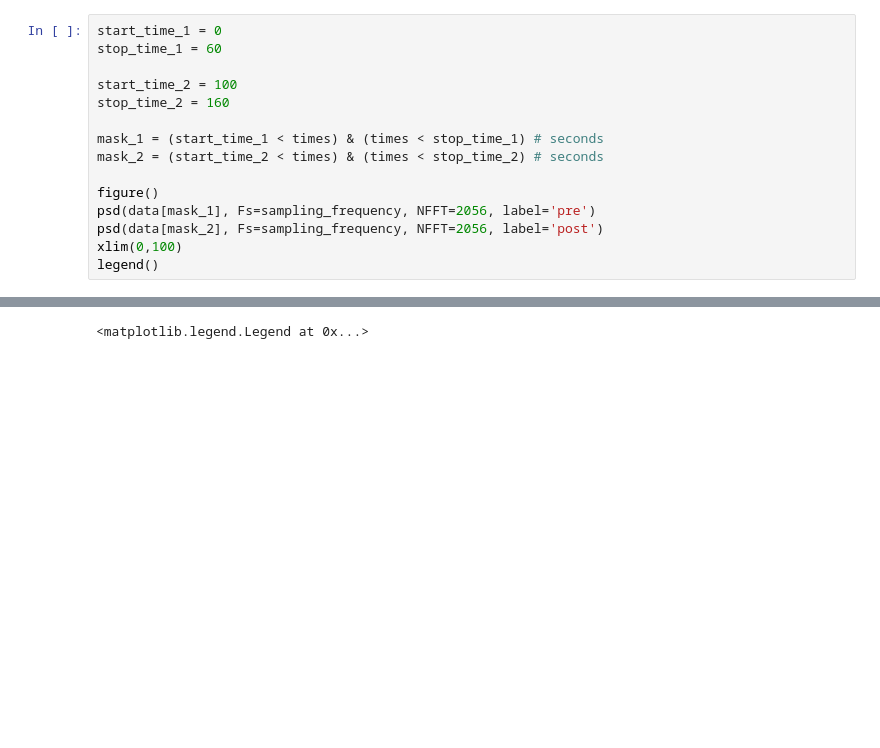
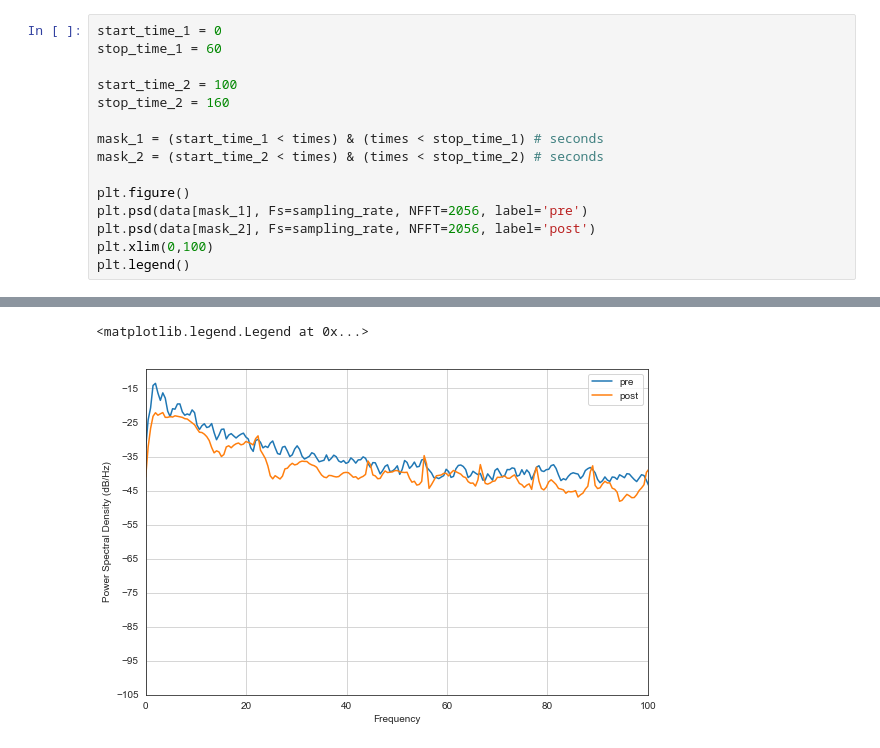
Before and after one commit to CINPLA/septum-mec, a Jupyter notebook: notebooks/time-frequency-epochs.ipynb, the cells around one changed output, grey strips where cells are left out. Saved outputs shown, nothing was run; the diff lists cells and outputs as text; blank space fills up the shorter version.

```diff
--- a/notebooks/time-frequency-epochs.ipynb
+++ b/notebooks/time-frequency-epochs.ipynb
@@ -96,9 +118,9 @@ stop_time_2 = 160
 mask_1 = (start_time_1 < times) & (times < stop_time_1) # seconds
 mask_2 = (start_time_2 < times) & (times < stop_time_2) # seconds
 
-figure()
-psd(data[mask_1], Fs=sampling_frequency, NFFT=2056, label='pre')
-psd(data[mask_2], Fs=sampling_frequency, NFFT=2056, label='post')
-xlim(0,100)
-legend()
+plt.figure()
+plt.psd(data[mask_1], Fs=sampling_rate, NFFT=2056, label='pre')
+plt.psd(data[mask_2], Fs=sampling_rate, NFFT=2056, label='post')
+plt.xlim(0,100)
+plt.legend()
 # %% [output]
@@ -107 +127,2 @@ legend()
 <matplotlib.legend.Legend at 0x...>
+[figure, added]
```
Also changed, not shown: parts of 13 cells of this notebook, 14 other files.
